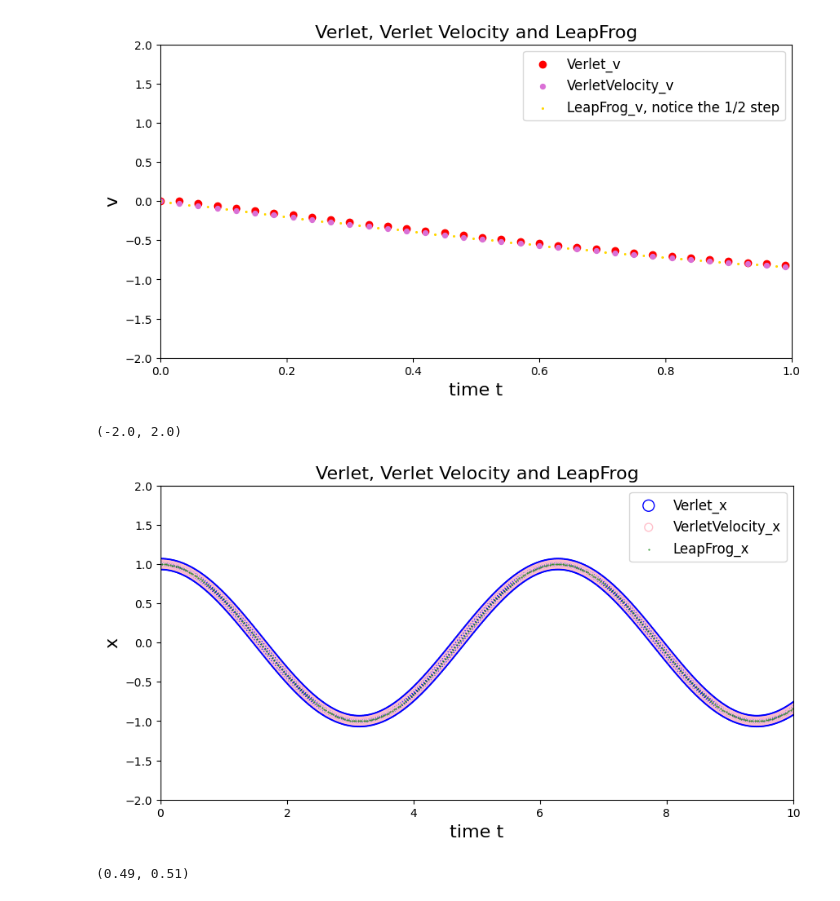
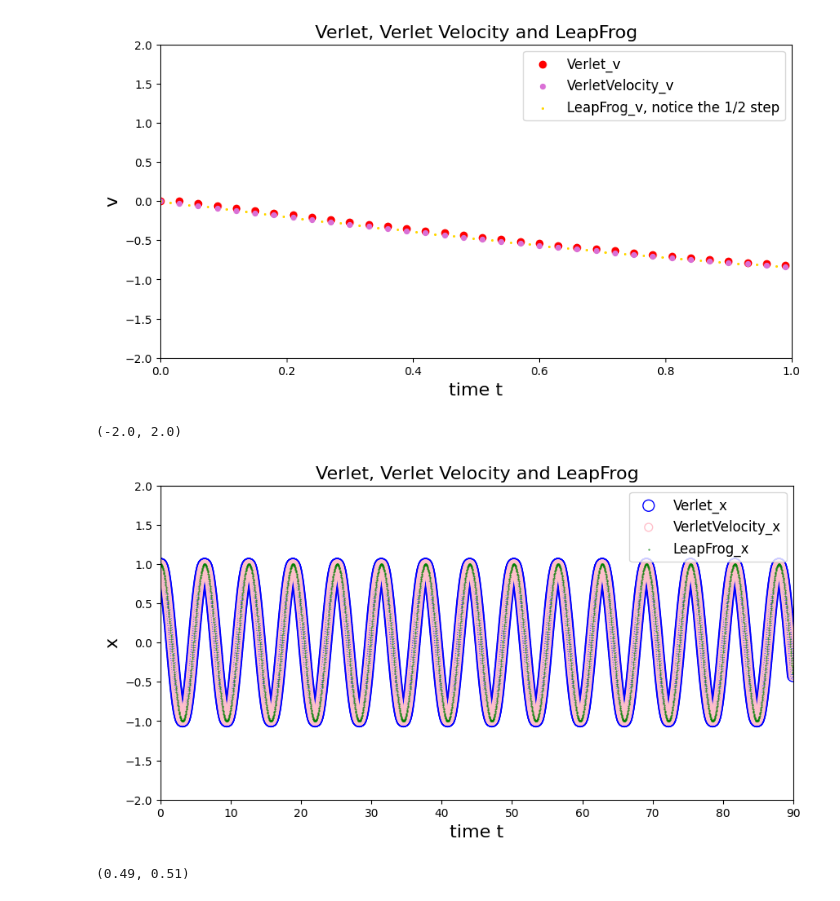
Before and after one commit to huangshusu/Computational-Physics, a Jupyter notebook: Solving ODE/Differential_Equations_1_Methods.ipynb, the cells around one changed output. Cells and saved outputs as stored; diff of their text form; code cells hidden in the pictures.

```diff
--- a/Solving ODE/Differential_Equations_1_Methods.ipynb
+++ b/Solving ODE/Differential_Equations_1_Methods.ipynb
@@ -146,18 +146,18 @@ plt.ylim(-2,2)
 # %%
 #postion x plot
 plt.figure(figsize=(10,5))
 plt.scatter(t_v,x_v,s=100,facecolors='none', edgecolors='blue',label='Verlet_x')
 plt.scatter(t_v,x_vv,s=50, facecolor='none', edgecolors='pink',label='VerletVelocity_x')
 plt.scatter(t_v,x_lf,color='green',s=0.2,label='LeapFrog_x')
 plt.legend(prop={'size': 12})
 plt.xlabel('time t',size=16)
 plt.ylabel('x',size=16)
 plt.title('Verlet, Verlet Velocity and LeapFrog',size=16)
-plt.xlim(0,10)
+plt.xlim(0,90)
 plt.ylim(-2,2)
 # %% [output]
 (-2.0, 2.0)
-[figure, old version]
+[figure, new version]
 # %%
 #Energy plot
 plt.figure(figsize=(10,5))
```
Also changed, not shown: parts of 2 cells of this notebook.
